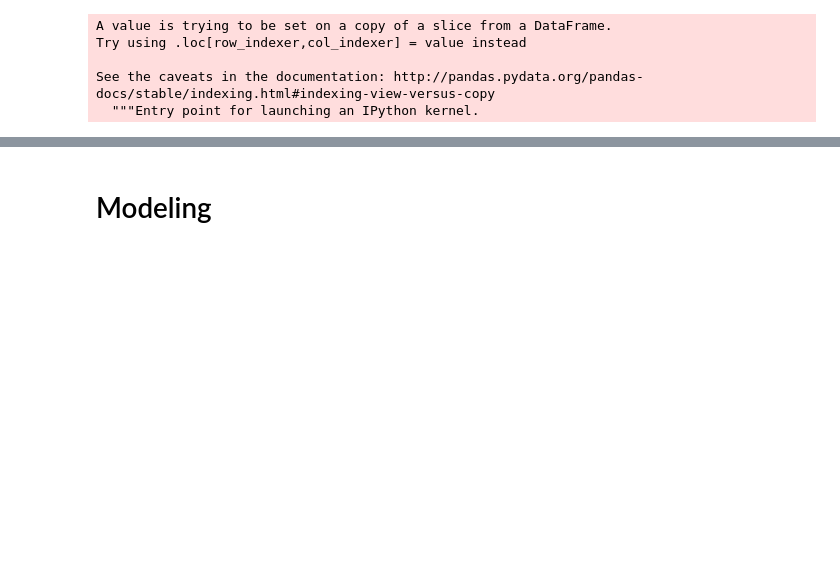
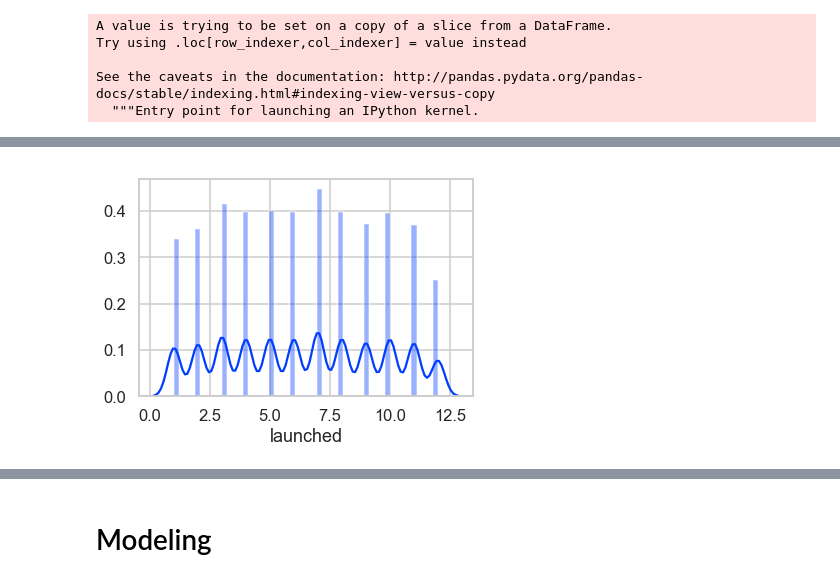
Before and after one commit to JonBebi/Kickfinisher, a Jupyter notebook: Kick.ipynb, the cells around one changed output, grey strips where cells are left out. Drawn from its saved outputs; the diff is of its cells as text; code cells hidden in the pictures; blank space fills up the shorter version.

```diff
--- a/Kick.ipynb
+++ b/Kick.ipynb
@@ -289,3 +302,11 @@ See the caveats in the documentation: http://pandas.pydata.org/pandas-docs/stabl
+# %%
+#Plotting the launched(month) distribution
+#Saving the fig
+
+fig = sns.distplot(us['launched'])
+# fig.savefig('US launched(month) distribution.png',bbox_inches='tight')
+# %% [output]
+[figure, added]
 # %%
 us = pd.get_dummies(us, columns=['main_category'], drop_first=True)
 # %%
```
Also changed, not shown: parts of 44 cells of this notebook.
